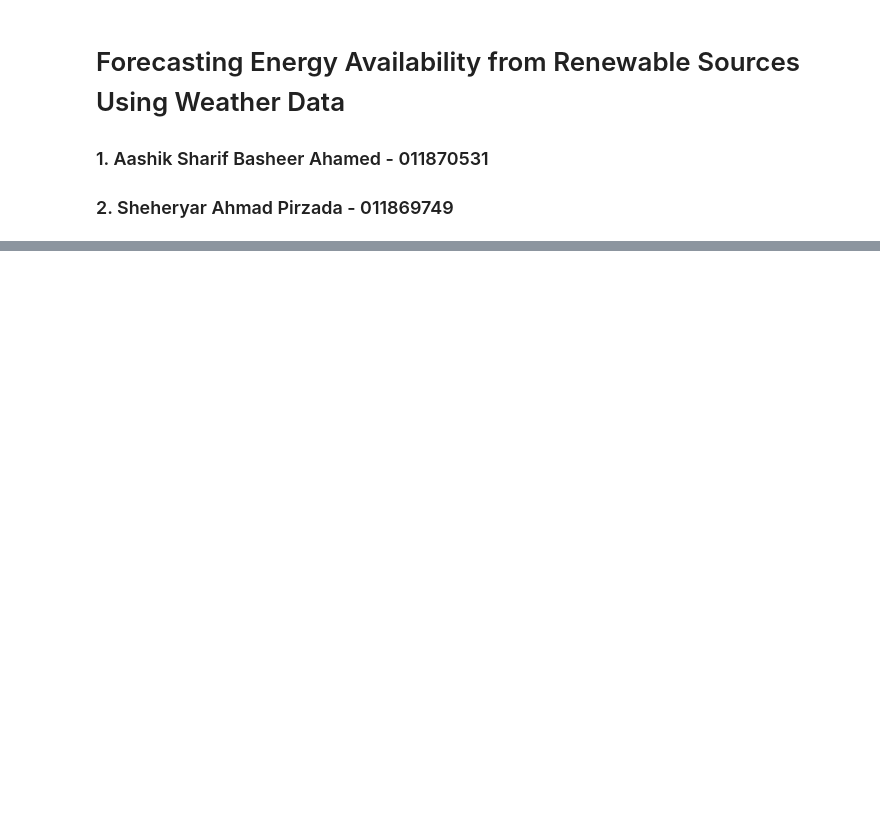
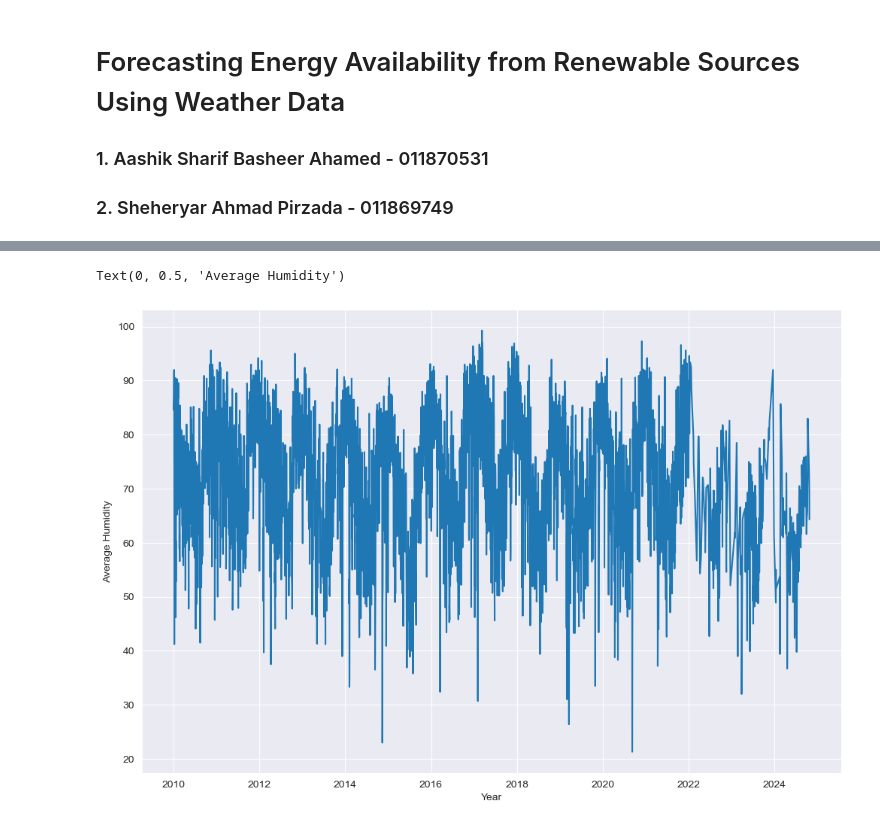
Before and after one commit to peersahab/data-science-project, a Jupyter notebook: FEARSUWD.ipynb, the cells around one changed output, grey strips where cells are left out. Drawn from its saved outputs; the diff is of its cells as text; code cells hidden in the pictures; blank space fills up the shorter version.

```diff
--- a/FEARSUWD.ipynb
+++ b/FEARSUWD.ipynb
@@ -50,0 +174,9 @@ memory usage: 485.0+ KB
+# %%
+# plot the data for humidity
+plt.figure(figsize=(12,8))
+plt.plot(merged_dataframes['datetime'], merged_dataframes['humidity'])
+plt.xlabel('Year')
+plt.ylabel('Average Humidity')
+# %% [output]
+Text(0, 0.5, 'Average Humidity')
+[figure, added]
```
Also changed, not shown: parts of 62 cells of this notebook, 4 other files.
